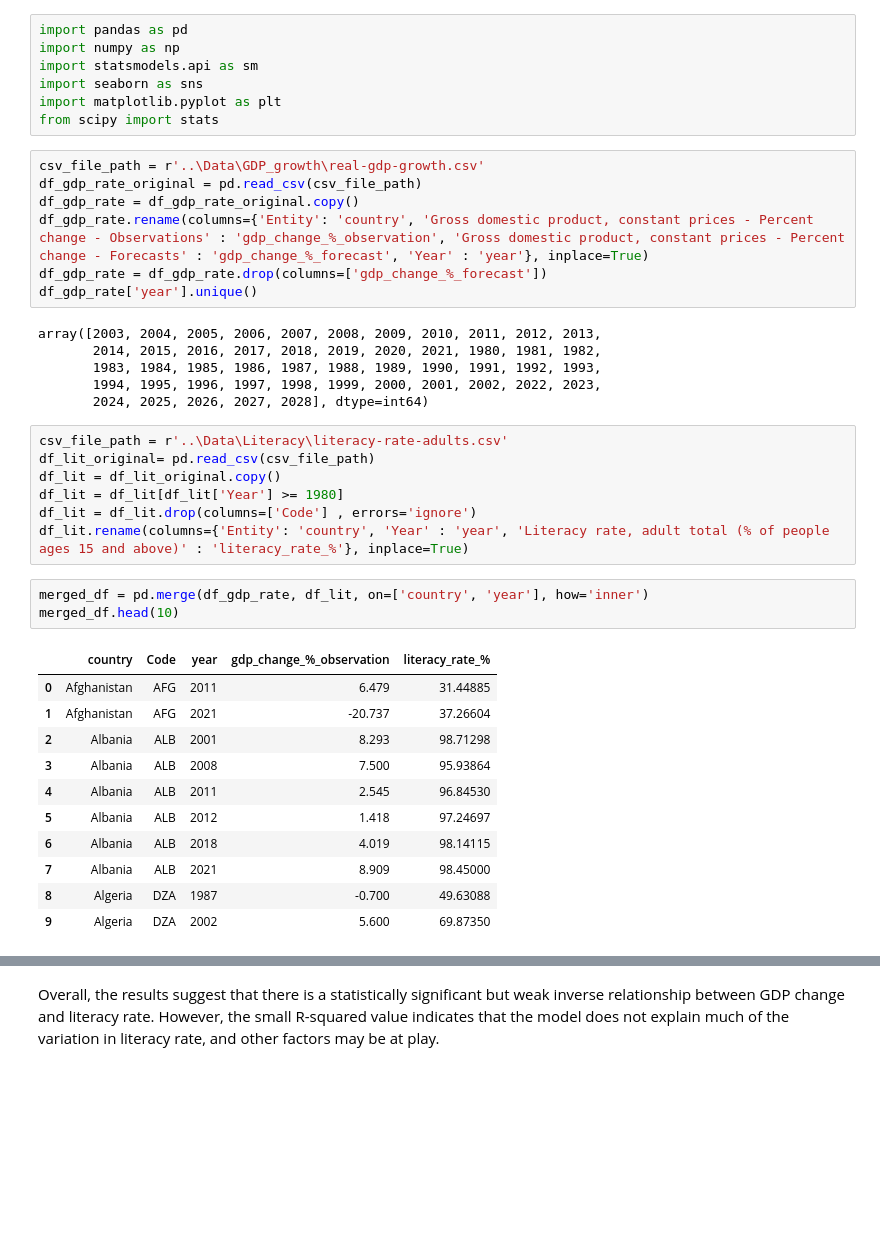
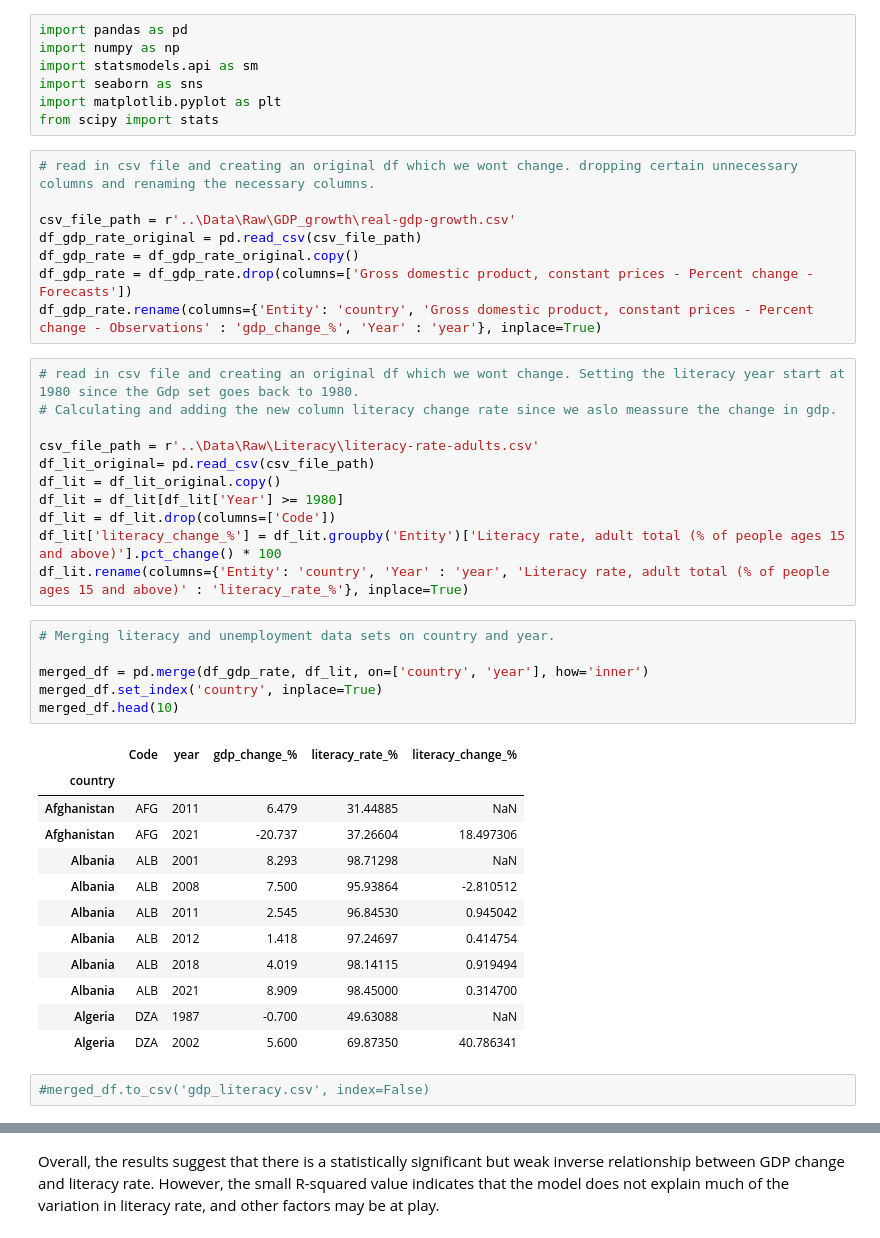
Before and after one commit to Gv1as/Project_1, a Jupyter notebook: Notebooks/Gdp_literacy.ipynb, the cells around one changed output, grey strips where cells are left out. Saved outputs shown, nothing was run; the diff lists cells and outputs as text; blank space fills up the shorter version.

```diff
--- a/Notebooks/Gdp_literacy.ipynb
+++ b/Notebooks/Gdp_literacy.ipynb
@@ -6,38 +6,43 @@ import seaborn as sns
 import matplotlib.pyplot as plt
 from scipy import stats
 # %%
-csv_file_path = r'..\Data\GDP_growth\real-gdp-growth.csv'
+# read in csv file and creating an original df which we wont change. dropping certain unnecessary columns and renaming the necessary columns.
+
+csv_file_path = r'..\Data\Raw\GDP_growth\real-gdp-growth.csv'
 df_gdp_rate_original = pd.read_csv(csv_file_path)
 df_gdp_rate = df_gdp_rate_original.copy()
-df_gdp_rate.rename(columns={'Entity': 'country', 'Gross domestic product, constant prices - Percent change - Observations' : 'gdp_change_%_observation', 'Gross domestic product, constant prices - Percent change - Forecasts' : 'gdp_change_%_forecast', 'Year' : 'year'}, inplace=True)
-df_gdp_rate = df_gdp_rate.drop(columns=['gdp_change_%_forecast'])
-df_gdp_rate['year'].unique()
+df_gdp_rate = df_gdp_rate.drop(columns=['Gross domestic product, constant prices - Percent change - Forecasts'])
+df_gdp_rate.rename(columns={'Entity': 'country', 'Gross domestic product, constant prices - Percent change - Observations' : 'gdp_change_%', 'Year' : 'year'}, inplace=True)
-# %% [output]
-array([2003, 2004, 2005, 2006, 2007, 2008, 2009, 2010, 2011, 2012, 2013,
-       2014, 2015, 2016, 2017, 2018, 2019, 2020, 2021, 1980, 1981, 1982,
-       1983, 1984, 1985, 1986, 1987, 1988, 1989, 1990, 1991, 1992, 1993,
-       1994, 1995, 1996, 1997, 1998, 1999, 2000, 2001, 2002, 2022, 2023,
-       2024, 2025, 2026, 2027, 2028], dtype=int64)
 # %%
-csv_file_path = r'..\Data\Literacy\literacy-rate-adults.csv'
+# read in csv file and creating an original df which we wont change. Setting the literacy year start at 1980 since the Gdp set goes back to 1980.
+# Calculating and adding the new column literacy change rate since we aslo meassure the change in gdp.
+
+csv_file_path = r'..\Data\Raw\Literacy\literacy-rate-adults.csv'
 df_lit_original= pd.read_csv(csv_file_path)
 df_lit = df_lit_original.copy()
 df_lit = df_lit[df_lit['Year'] >= 1980]
-df_lit = df_lit.drop(columns=['Code'] , errors='ignore')
+df_lit = df_lit.drop(columns=['Code'])
+df_lit['literacy_change_%'] = df_lit.groupby('Entity')['Literacy rate, adult total (% of people ages 15 and above)'].pct_change() * 100
 df_lit.rename(columns={'Entity': 'country', 'Year' : 'year', 'Literacy rate, adult total (% of people ages 15 and above)' : 'literacy_rate_%'}, inplace=True)
 # %%
+# Merging literacy and unemployment data sets on country and year.
+
 merged_df = pd.merge(df_gdp_rate, df_lit, on=['country', 'year'], how='inner')
+merged_df.set_index('country', inplace=True)
 merged_df.head(10)
 # %% [output]
-|  | country | Code | year | gdp_change_%_observation | literacy_rate_% |
-| 0 | Afghanistan | AFG | 2011 | 6.479 | 31.44885 |
-| 1 | Afghanistan | AFG | 2021 | -20.737 | 37.26604 |
-| 2 | Albania | ALB | 2001 | 8.293 | 98.71298 |
-| 3 | Albania | ALB | 2008 | 7.500 | 95.93864 |
-| 4 | Albania | ALB | 2011 | 2.545 | 96.84530 |
-| 5 | Albania | ALB | 2012 | 1.418 | 97.24697 |
-| 6 | Albania | ALB | 2018 | 4.019 | 98.14115 |
-| 7 | Albania | ALB | 2021 | 8.909 | 98.45000 |
-| 8 | Algeria | DZA | 1987 | -0.700 | 49.63088 |
-| 9 | Algeria | DZA | 2002 | 5.600 | 69.87350 |
+|  | Code | year | gdp_change_% | literacy_rate_% | literacy_change_% |
+| country |  |  |  |  |  |
+| Afghanistan | AFG | 2011 | 6.479 | 31.44885 | NaN |
+| Afghanistan | AFG | 2021 | -20.737 | 37.26604 | 18.497306 |
+| Albania | ALB | 2001 | 8.293 | 98.71298 | NaN |
+| Albania | ALB | 2008 | 7.500 | 95.93864 | -2.810512 |
+| Albania | ALB | 2011 | 2.545 | 96.84530 | 0.945042 |
+| Albania | ALB | 2012 | 1.418 | 97.24697 | 0.414754 |
+| Albania | ALB | 2018 | 4.019 | 98.14115 | 0.919494 |
+| Albania | ALB | 2021 | 8.909 | 98.45000 | 0.314700 |
+| Algeria | DZA | 1987 | -0.700 | 49.63088 | NaN |
+| Algeria | DZA | 2002 | 5.600 | 69.87350 | 40.786341 |
+# %%
+#merged_df.to_csv('gdp_literacy.csv', index=False)
 # %%
```
Also changed, not shown: parts of 5 cells of this notebook, 27 other files.
